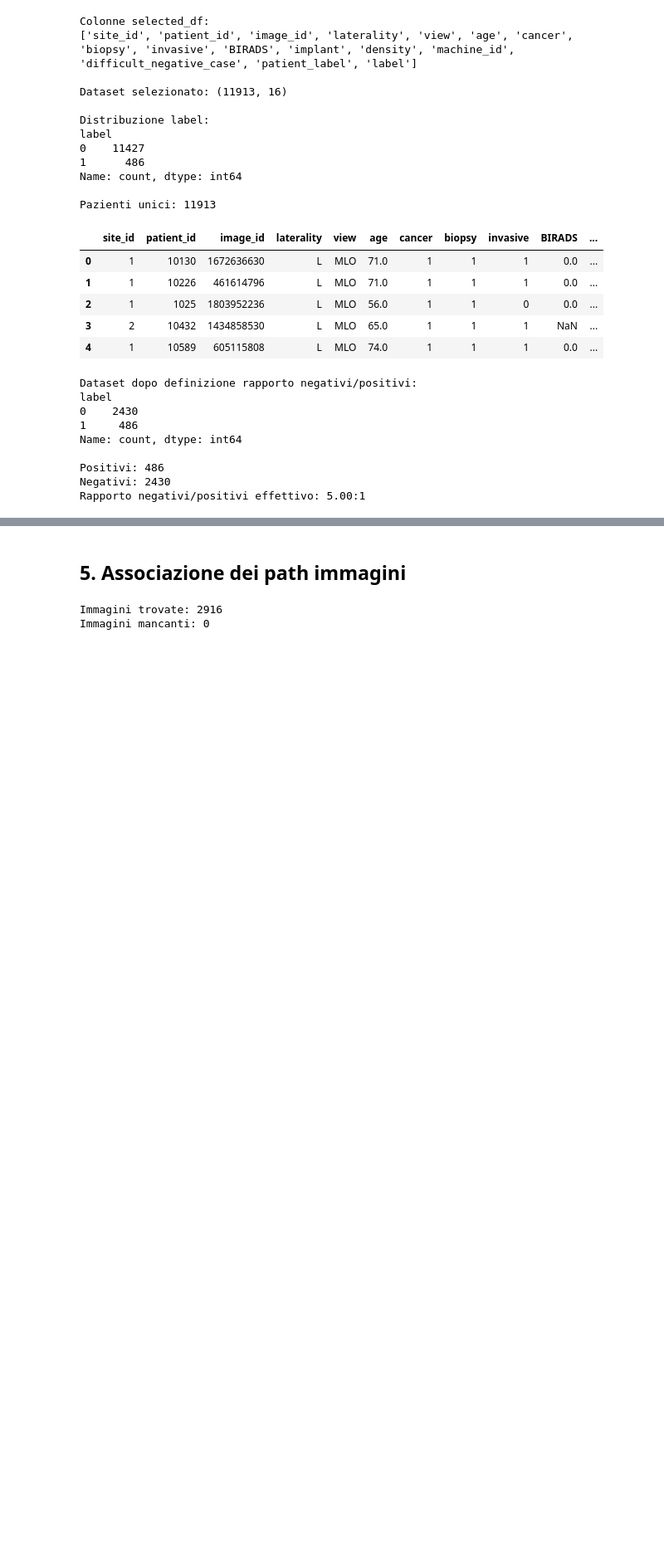
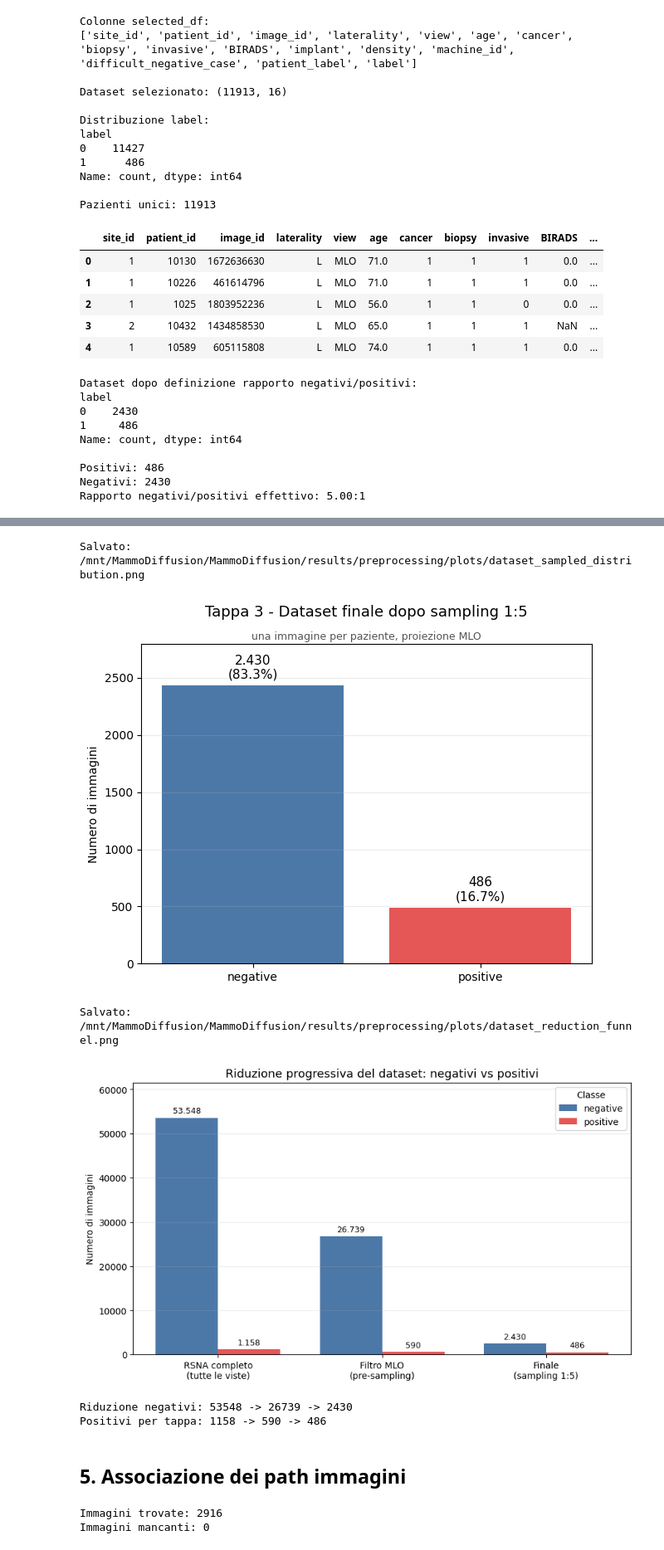
Before and after one commit to MarrasFederico/MammoDiffusion-v1.1, a Jupyter notebook: notebooks/01_Preprocessing_RSNA_512_gray_MLO.ipynb, the cells around one changed output, grey strips where cells are left out. Shown at 83% size. Cells and saved outputs as stored; diff of their text form; code cells hidden in the pictures; blank space fills up the shorter version.

```diff
--- a/notebooks/01_Preprocessing_RSNA_512_gray_MLO.ipynb
+++ b/notebooks/01_Preprocessing_RSNA_512_gray_MLO.ipynb
@@ -728,3 +925,40 @@ Rapporto negativi/positivi effettivo: 5.00:1
+# %%
+# EDA Tappa 3 - distribuzione del dataset finale dopo il sampling 1:5
+# Conteggi a livello di immagine (= pazienti, perche' 1 immagine per paziente) su selected_df
+_neg_final = int((selected_df["label"] == 0).sum())
+_pos_final = int((selected_df["label"] == 1).sum())
+
+plot_class_distribution(
+    neg_count=_neg_final,
+    pos_count=_pos_final,
+    title="Tappa 3 - Dataset finale dopo sampling 1:5",
+    subtitle="una immagine per paziente, proiezione MLO",
+    count_unit="immagini",
+    filename="dataset_sampled_distribution.png",
+)
+
+# Grafico a cascata riepilogativo delle tre tappe (negativi vs positivi, asse comune)
+plot_negative_reduction_funnel(
+    stage_labels=[
+        "RSNA completo\n(tutte le viste)",
+        "Filtro MLO\n(pre-sampling)",
+        "Finale\n(sampling 1:5)",
+    ],
+    neg_values=[_neg_full, _neg_mlo, _neg_final],
+    pos_values=[_pos_full, _pos_mlo, _pos_final],
+    count_unit="immagini",
+    filename="dataset_reduction_funnel.png",
+)
+
+print("Riduzione negativi:", _neg_full, "->", _neg_mlo, "->", _neg_final)
+print("Positivi per tappa:", _pos_full, "->", _pos_mlo, "->", _pos_final)
+# %% [output]
+Salvato: /mnt/MammoDiffusion/MammoDiffusion/results/preprocessing/plots/dataset_sampled_distribution.png
+[figure, added]
+Salvato: /mnt/MammoDiffusion/MammoDiffusion/results/preprocessing/plots/dataset_reduction_funnel.png
+[figure, added]
+Riduzione negativi: 53548 -> 26739 -> 2430
+Positivi per tappa: 1158 -> 590 -> 486
 # %% [markdown]
 ## 5. Associazione dei path immagini
 # %%
```
Also changed, not shown: parts of 27 cells of this notebook.
